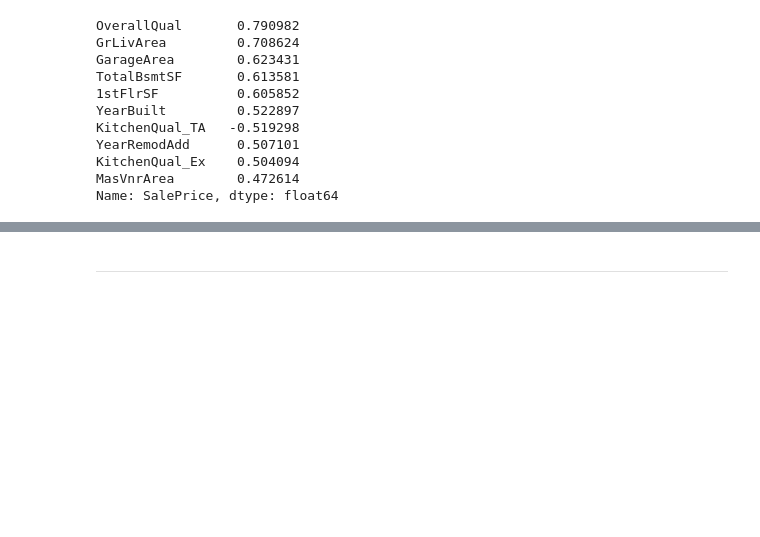
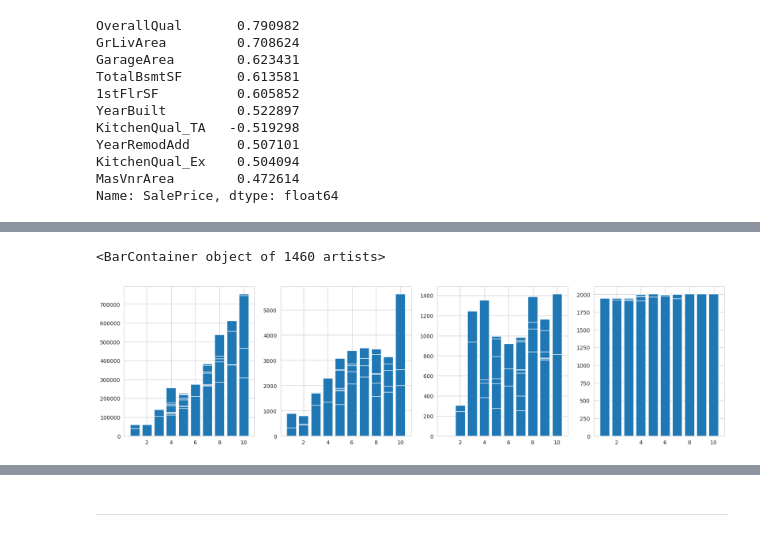
Before and after one commit to gfpkelly1986/milestone-project-heritage-housing-issues, a Jupyter notebook: jupyter_notebooks/Data-Understanding.ipynb, the cells around one changed output, grey strips where cells are left out. Drawn from its saved outputs; the diff is of its cells as text; code cells hidden in the pictures; blank space fills up the shorter version.

```diff
--- a/jupyter_notebooks/Data-Understanding.ipynb
+++ b/jupyter_notebooks/Data-Understanding.ipynb
@@ -305,0 +422,10 @@ Name: SalePrice, dtype: float64
+# %%
+# fig = plt.figure(figsize=(15, 5))
+fig, axes = plt.subplots(nrows=1, ncols=4, figsize=(20, 5))
+axes[0].bar(data=df_further_analyis, x="OverallQual", height='SalePrice')
+axes[1].bar(data=df_further_analyis, x="OverallQual", height='GrLivArea')
+axes[2].bar(data=df_further_analyis, x="OverallQual", height='GarageArea')
+axes[3].bar(data=df_further_analyis, x="OverallQual", height='YearBuilt')
+# %% [output]
+<BarContainer object of 1460 artists>
+[figure, added]
```
Also changed, not shown: parts of 31 cells of this notebook.
